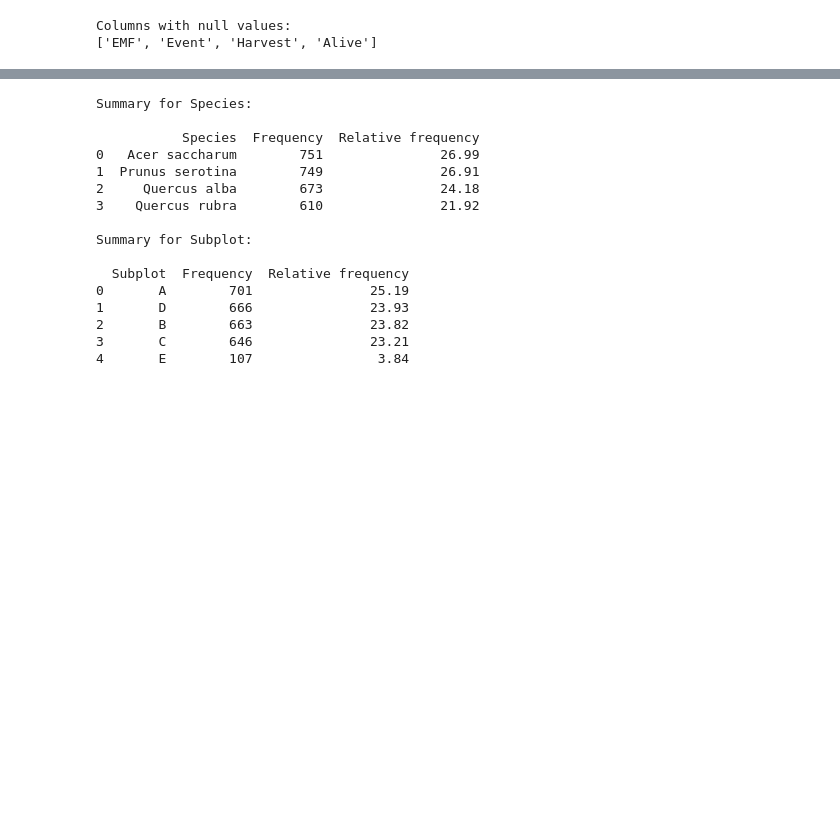
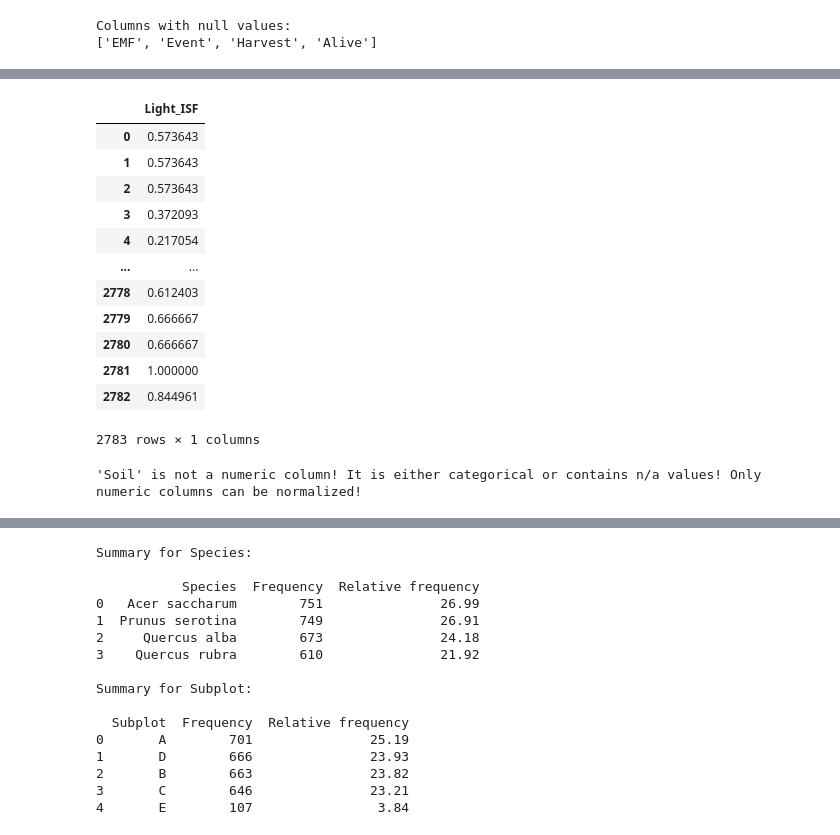
Before and after one commit to fedighanmi/Tree_Survival_Project, a Jupyter notebook: example/example_notebook.ipynb, the cells around one changed output, grey strips where cells are left out. Drawn from its saved outputs; the diff is of its cells as text; code cells hidden in the pictures; blank space fills up the shorter version.

```diff
--- a/example/example_notebook.ipynb
+++ b/example/example_notebook.ipynb
@@ -203,0 +136,26 @@ Column 'Plot' not found in the dataset.
+# %%
+# We can type in a numerical column with a scaler type and the returned data will be normalized
+# on the defined coloumns
+
+preprocess.normalize_data(["Light_ISF"], scaler_type="minmax").loc[:,["Light_ISF"]]
+# %% [output]
+|  | Light_ISF |
+| 0 | 0.573643 |
+| 1 | 0.573643 |
+| 2 | 0.573643 |
+| 3 | 0.372093 |
+| 4 | 0.217054 |
+| ... | ... |
+| 2778 | 0.612403 |
+| 2779 | 0.666667 |
+| 2780 | 0.666667 |
+| 2781 | 1.000000 |
+| 2782 | 0.844961 |
+2783 rows × 1 columns
+# %%
+# We can also in put multiple columns to normalize, but if you input by mistake a non-numerical feature,
+# or a feature with issues, a message will be outputted to warn that only numerical are allowed.
+
+preprocess.normalize_data(["Lignin", "Soil"])
+# %% [output]
+'Soil' is not a numeric column! It is either categorical or contains n/a values! Only numeric columns can be normalized!
```
Also changed, not shown: parts of 32 cells of this notebook.
